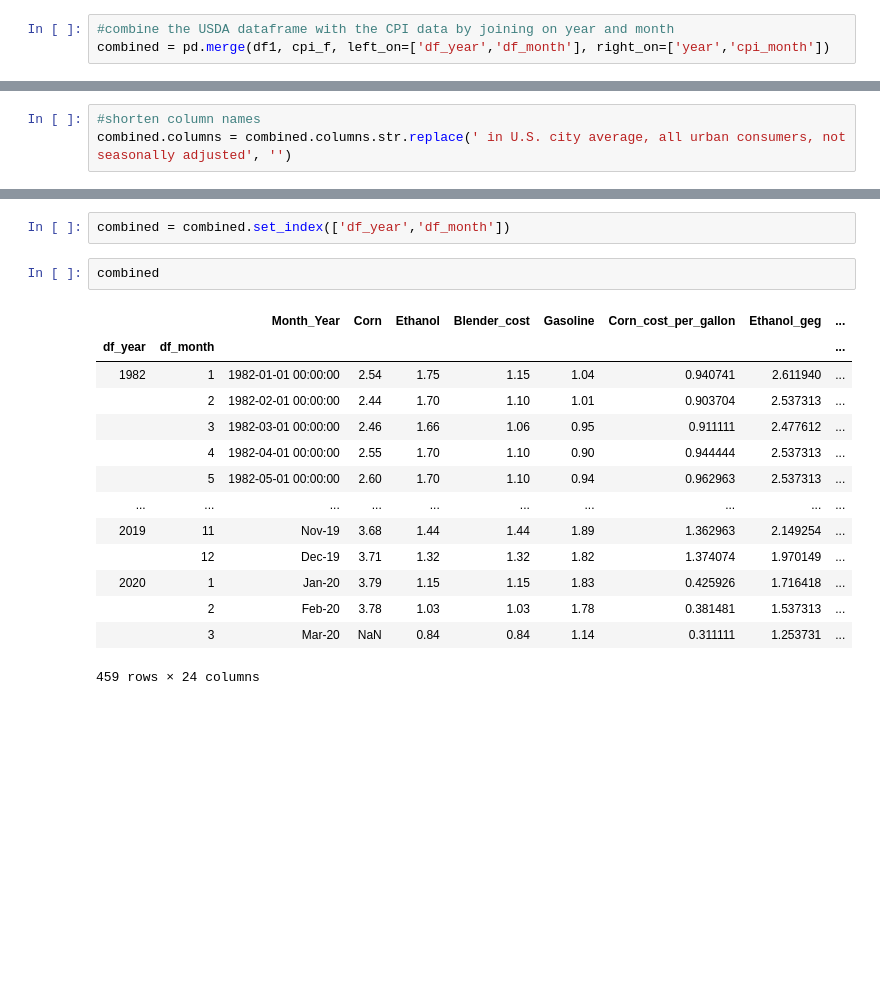
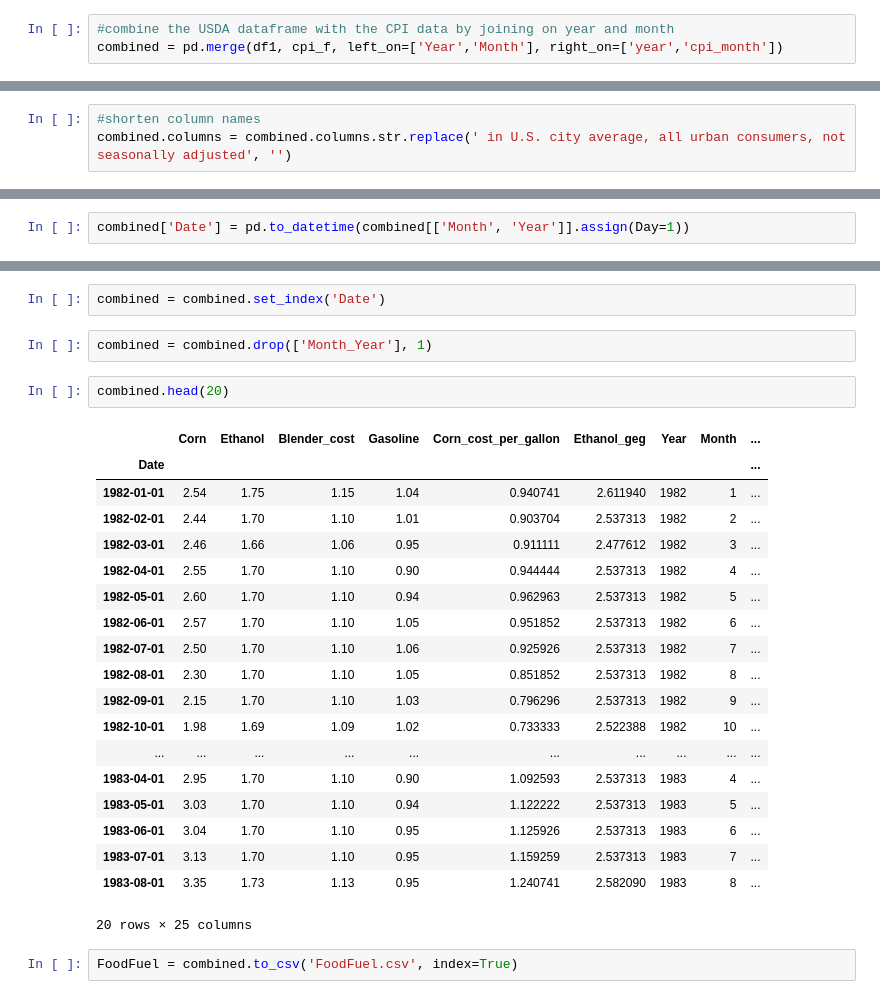
Before and after one commit to jwaqrbrt201/Capstone2, a Jupyter notebook: DataWrangling/James_Wackerbarth_Data_Wrangling.ipynb, the cells around one changed output, grey strips where cells are left out. Drawn from its saved outputs; the diff is of its cells as text; blank space fills up the shorter version.

```diff
--- a/DataWrangling/James_Wackerbarth_Data_Wrangling.ipynb
+++ b/DataWrangling/James_Wackerbarth_Data_Wrangling.ipynb
@@ -266,6 +249,6 @@ cpi_f
 # %%
 #combine the USDA dataframe with the CPI data by joining on year and month
-combined = pd.merge(df1, cpi_f, left_on=['df_year','df_month'], right_on=['year','cpi_month'])
+combined = pd.merge(df1, cpi_f, left_on=['Year','Month'], right_on=['year','cpi_month'])
 # %%
 combined.describe()
 # %% [output]
@@ -342,2 +325,4 @@ combined.describe()
 | max | 7.630000 | 3.580000 | 3.150000 | 3.370000 | 2.825926 | 5.343284 | 2020.000000 | 12.000000 | ... |
 8 rows × 25 columns
+# %%
+combined['Date'] = pd.to_datetime(combined[['Month', 'Year']].assign(Day=1))
@@ -344,19 +344,28 @@ combined.describe()
 # %%
-combined = combined.set_index(['df_year','df_month'])
+combined = combined.set_index('Date')
+# %%
+combined = combined.drop(['Month_Year'], 1)
 # %%
-combined
+combined.head(20)
 # %% [output]
-|  |  | Month_Year | Corn | Ethanol | Blender_cost | Gasoline | Corn_cost_per_gallon | Ethanol_geg | ... |
-| df_year | df_month |  |  |  |  |  |  |  | ... |
-| 1982 | 1 | 1982-01-01 00:00:00 | 2.54 | 1.75 | 1.15 | 1.04 | 0.940741 | 2.611940 | ... |
-|  | 2 | 1982-02-01 00:00:00 | 2.44 | 1.70 | 1.10 | 1.01 | 0.903704 | 2.537313 | ... |
-|  | 3 | 1982-03-01 00:00:00 | 2.46 | 1.66 | 1.06 | 0.95 | 0.911111 | 2.477612 | ... |
-|  | 4 | 1982-04-01 00:00:00 | 2.55 | 1.70 | 1.10 | 0.90 | 0.944444 | 2.537313 | ... |
-|  | 5 | 1982-05-01 00:00:00 | 2.60 | 1.70 | 1.10 | 0.94 | 0.962963 | 2.537313 | ... |
+|  | Corn | Ethanol | Blender_cost | Gasoline | Corn_cost_per_gallon | Ethanol_geg | Year | Month | ... |
+| Date |  |  |  |  |  |  |  |  | ... |
+| 1982-01-01 | 2.54 | 1.75 | 1.15 | 1.04 | 0.940741 | 2.611940 | 1982 | 1 | ... |
+| 1982-02-01 | 2.44 | 1.70 | 1.10 | 1.01 | 0.903704 | 2.537313 | 1982 | 2 | ... |
+| 1982-03-01 | 2.46 | 1.66 | 1.06 | 0.95 | 0.911111 | 2.477612 | 1982 | 3 | ... |
+| 1982-04-01 | 2.55 | 1.70 | 1.10 | 0.90 | 0.944444 | 2.537313 | 1982 | 4 | ... |
+| 1982-05-01 | 2.60 | 1.70 | 1.10 | 0.94 | 0.962963 | 2.537313 | 1982 | 5 | ... |
+| 1982-06-01 | 2.57 | 1.70 | 1.10 | 1.05 | 0.951852 | 2.537313 | 1982 | 6 | ... |
+| 1982-07-01 | 2.50 | 1.70 | 1.10 | 1.06 | 0.925926 | 2.537313 | 1982 | 7 | ... |
+| 1982-08-01 | 2.30 | 1.70 | 1.10 | 1.05 | 0.851852 | 2.537313 | 1982 | 8 | ... |
+| 1982-09-01 | 2.15 | 1.70 | 1.10 | 1.03 | 0.796296 | 2.537313 | 1982 | 9 | ... |
+| 1982-10-01 | 1.98 | 1.69 | 1.09 | 1.02 | 0.733333 | 2.522388 | 1982 | 10 | ... |
 | ... | ... | ... | ... | ... | ... | ... | ... | ... | ... |
-| 2019 | 11 | Nov-19 | 3.68 | 1.44 | 1.44 | 1.89 | 1.362963 | 2.149254 | ... |
-|  | 12 | Dec-19 | 3.71 | 1.32 | 1.32 | 1.82 | 1.374074 | 1.970149 | ... |
-| 2020 | 1 | Jan-20 | 3.79 | 1.15 | 1.15 | 1.83 | 0.425926 | 1.716418 | ... |
-|  | 2 | Feb-20 | 3.78 | 1.03 | 1.03 | 1.78 | 0.381481 | 1.537313 | ... |
-|  | 3 | Mar-20 | NaN | 0.84 | 0.84 | 1.14 | 0.311111 | 1.253731 | ... |
+| 1983-04-01 | 2.95 | 1.70 | 1.10 | 0.90 | 1.092593 | 2.537313 | 1983 | 4 | ... |
+| 1983-05-01 | 3.03 | 1.70 | 1.10 | 0.94 | 1.122222 | 2.537313 | 1983 | 5 | ... |
+| 1983-06-01 | 3.04 | 1.70 | 1.10 | 0.95 | 1.125926 | 2.537313 | 1983 | 6 | ... |
+| 1983-07-01 | 3.13 | 1.70 | 1.10 | 0.95 | 1.159259 | 2.537313 | 1983 | 7 | ... |
+| 1983-08-01 | 3.35 | 1.73 | 1.13 | 0.95 | 1.240741 | 2.582090 | 1983 | 8 | ... |
-459 rows × 24 columns
+20 rows × 25 columns
+# %%
+FoodFuel = combined.to_csv('FoodFuel.csv', index=True)
```
Also changed, not shown: parts of 20 cells of this notebook.
